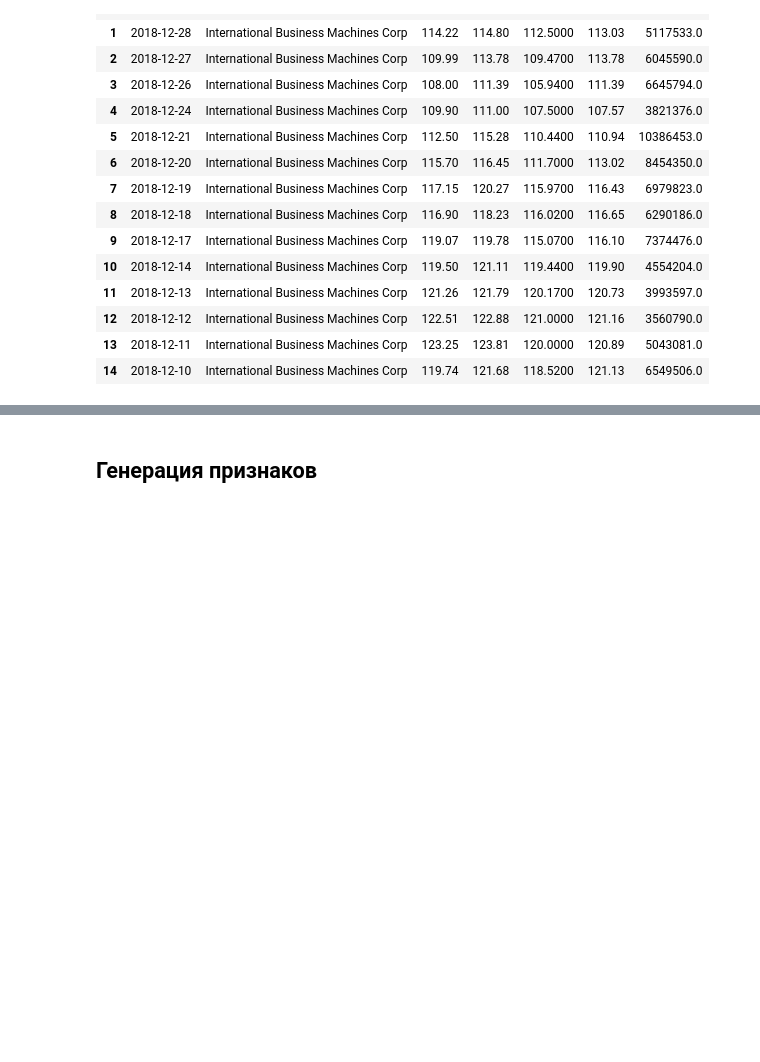
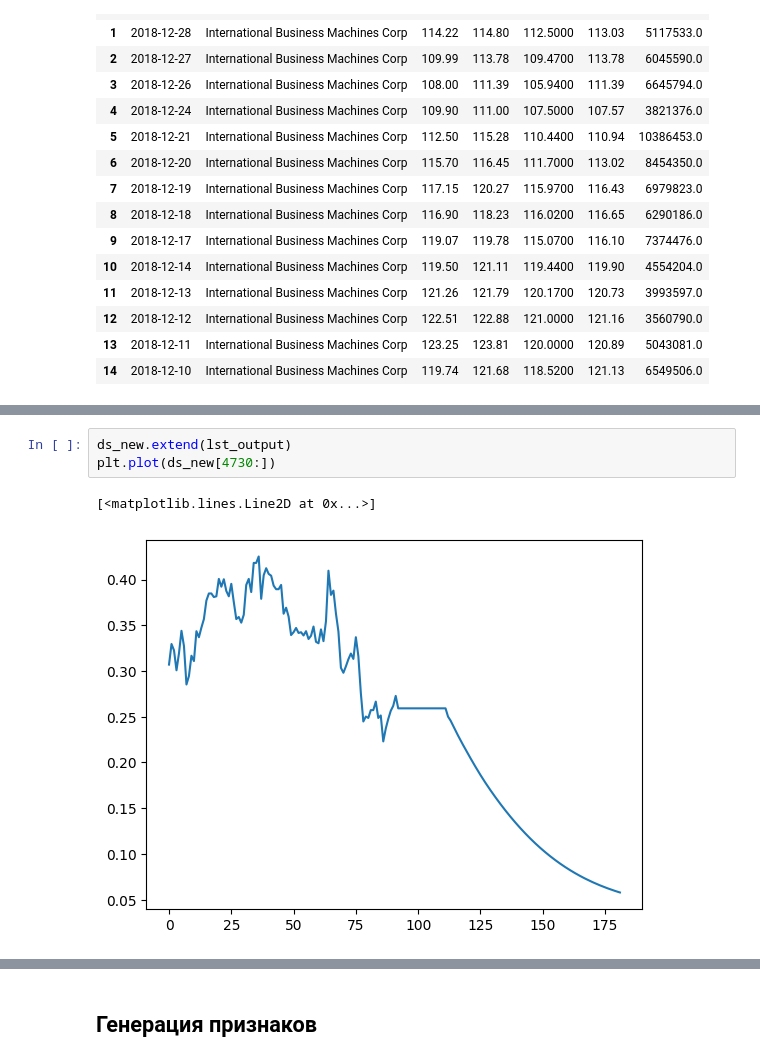
Before and after one commit to FREDY129053/Final_theory_work, a Jupyter notebook: training_model.ipynb, the cells around one changed output, grey strips where cells are left out. Cells and saved outputs as stored; diff of their text form; blank space fills up the shorter version.

```diff
--- a/training_model.ipynb
+++ b/training_model.ipynb
@@ -33,0 +214,6 @@ df.head(15)
+# %%
+ds_new.extend(lst_output)
+plt.plot(ds_new[4730:])
+# %% [output]
+[<matplotlib.lines.Line2D at 0x...>]
+[figure, added]
```
Also changed, not shown: parts of 28 cells of this notebook.
